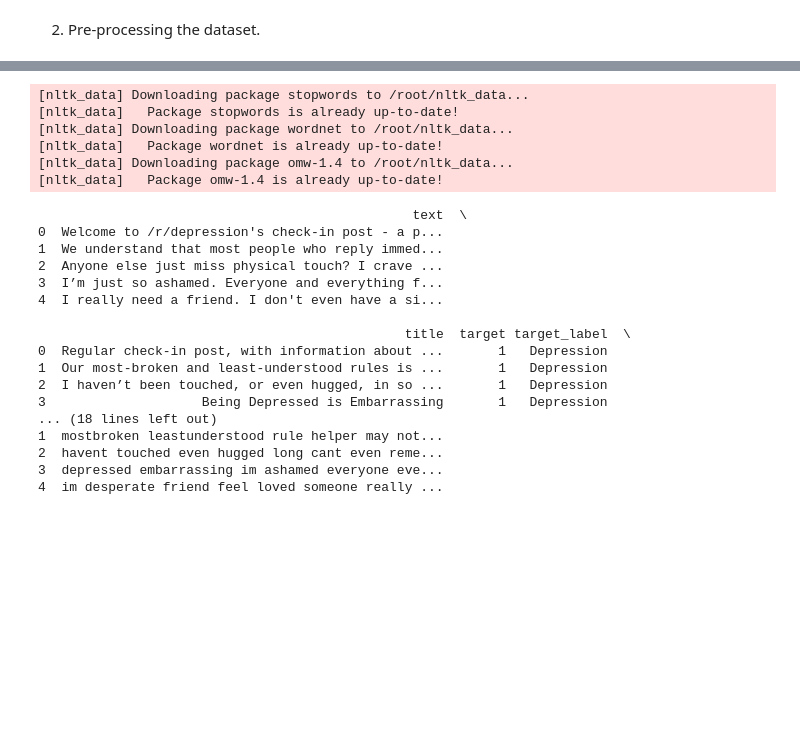
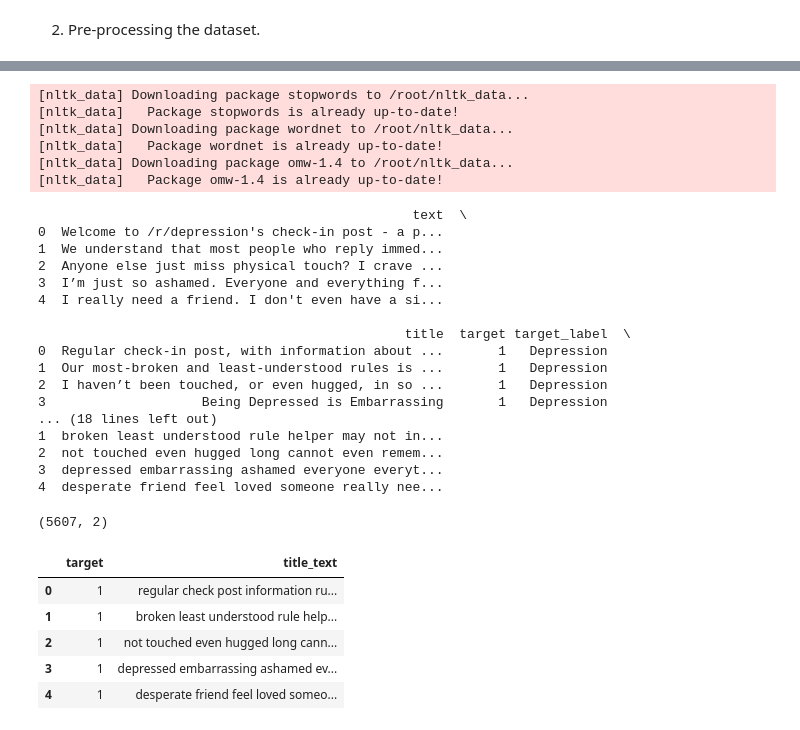
Before and after one commit to zurii-07/MindScope-AI-Powered-Mental-Wellness-Assistant, a Jupyter notebook: Reddit_Mental_Health_Dataset.ipynb, the cells around one changed output, grey strips where cells are left out. Saved outputs shown, nothing was run; the diff lists cells and outputs as text; code cells hidden in the pictures; blank space fills up the shorter version.

Commit message:
Text cleaning fixtures

```diff
--- a/Reddit_Mental_Health_Dataset.ipynb
+++ b/Reddit_Mental_Health_Dataset.ipynb
@@ -156,5 +165,7 @@ Text lowercasing, Removing links, Removing Punctuations, Removing stopwords and
 # %%
 import re
+import contractions
+from num2words import num2words
 import nltk
 import pandas as pd
 from nltk.corpus import stopwords
@@ -165,7 +176,6 @@ nltk.download('stopwords')
 nltk.download('wordnet')
 nltk.download('omw-1.4')
 
-
 #Removing rows where "text" is missing
 df = df.dropna(subset=['text'])
 
@@ -173,31 +183,37 @@ df = df.dropna(subset=['text'])
 stop_words = set(stopwords.words('english')) - {"not", "no", "never"}
 lemmatizer = WordNetLemmatizer()
 
-# def clean_text(text):
-#     # Convert to lowercase
-#     text = text.lower()
-#     # Remove URLs
-#     text = re.sub(r'http\S+|www\S+|https\S+', '', text, flags=re.MULTILINE)
-#     # Remove special characters
-#     text = re.sub(r'[^\w\s]', '', text) #any character that is not a letter/digit/underscore and not white space.
-#     # Remove stopwords + lemmatize
-#     text = ' '.join([lemmatizer.lemmatize(word) for word in text.split() if word not in stop_words])
-#     return text
+def clean_text(text):
+    # 1️ Expand contractions first (case-sensitive)
+    text = contractions.fix(text)
 
-# Function to clean text
-def clean_text(text):
-    #Convert to lowercase
-    text = text.lower()
-    #Separate subreddit names before removing symbols
+    # 2️ Replace underscores and hyphens with spaces
+    text = text.replace('_', ' ').replace('-', ' ')
+
+    # 3 Separate subreddit names before removing symbols
     text = re.sub(r"/r/(\w+)", r"r \1", text)
-    # Remove URLs
+
+    # 4️ Remove URLs
     text = re.sub(r'http\S+|www\S+|https\S+', '', text, flags=re.MULTILINE)
-    # Remove punctuation (keep spaces)
+
+    # 5️ Convert numbers to words
+    text = re.sub(r'\b\d+\b', lambda x: num2words(int(x.group())), text)
+
+    # 6️ Convert to lowercase but preserve pronoun "I"
+    text = re.sub(r"\bI\b", "I", text)  # Keep capital I before lowering
+    text = ' '.join([
+        w if w == "I" else w.lower()
+        for w in text.split()
+    ])
+
+    # 7️ Remove punctuation (keep spaces)
     text = re.sub(r'[^\w\s]', '', text)
-    # Remove extra spaces
+
+    # 8️ Remove extra spaces
     text = re.sub(r'\s+', ' ', text).strip()
-    # Tokenize, remove stopwords, and lemmatize
-    words = [lemmatizer.lemmatize(w) for w in text.split() if w not in stop_words]
+
+    # 9️ Tokenize, remove stopwords, and lemmatize
+    words = [lemmatizer.lemmatize(w) for w in text.split() if w.lower() not in stop_words]
 
     return " ".join(words)
 
@@ -232,7 +248,29 @@ print(df.head())
 2  I haven’t been touched, or even hugged, in so ...       1   Depression
 3                    Being Depressed is Embarrassing       1   Depression
 ... (18 lines left out)
-1  mostbroken leastunderstood rule helper may not...
-2  havent touched even hugged long cant even reme...
-3  depressed embarrassing im ashamed everyone eve...
-4  im desperate friend feel loved someone really ...
+1  broken least understood rule helper may not in...
+2  not touched even hugged long cannot even remem...
+3  depressed embarrassing ashamed everyone everyt...
+4  desperate friend feel loved someone really nee...
+# %%
+#save the pre processed dataset
+df.to_csv('/content/drive/MyDrive/MindScope/cleaned_datasets/preprocessed1.csv')
+
+#Shape
+print(df.shape)
+
+#Drop the columns except "target" and "title_text"
+df = df[['target', 'title_text']]
+df.head()
+
+#drop index column
+df.reset_index(drop=True, inplace=True)
+df.head()
+# %% [output]
+(5607, 2)
+|  | target | title_text |
+| 0 | 1 | regular check post information ru... |
+| 1 | 1 | broken least understood rule help... |
+| 2 | 1 | not touched even hugged long cann... |
+| 3 | 1 | depressed embarrassing ashamed ev... |
+| 4 | 1 | desperate friend feel loved someo... |
```
Also changed, not shown: parts of 2 cells of this notebook.
